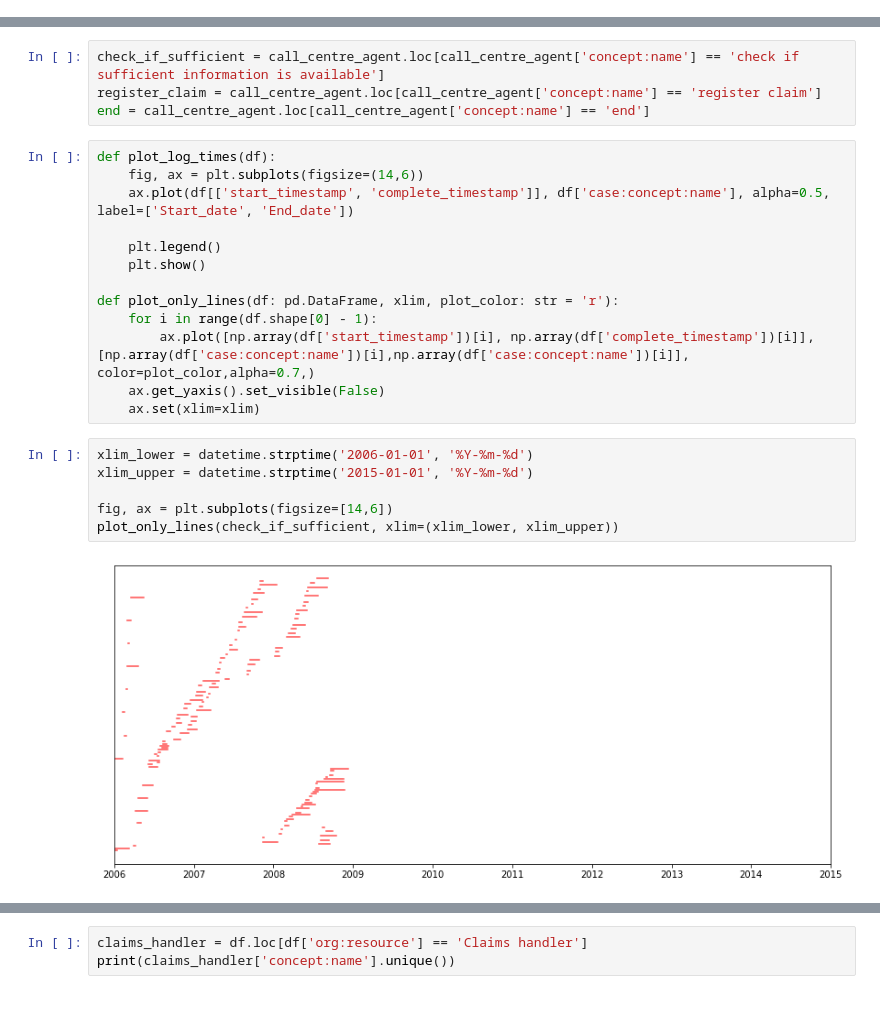
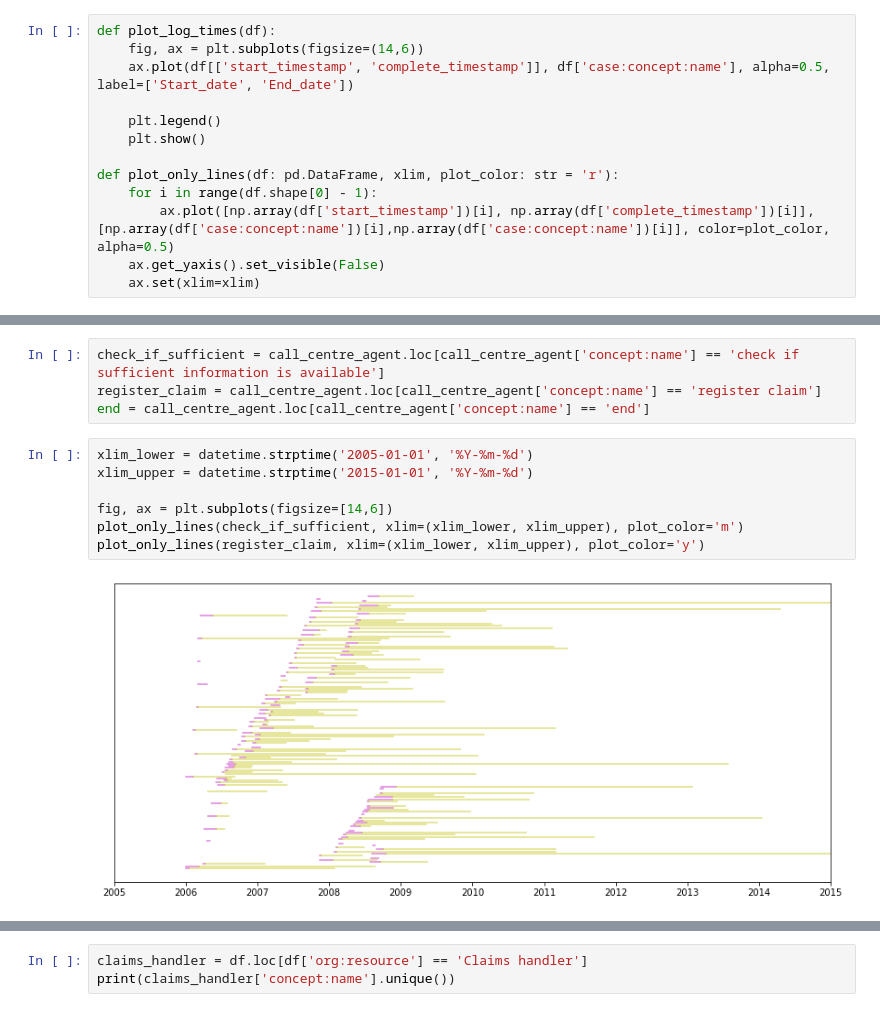
Before and after one commit to Sroka-Bartosz/Allen-fuzzy-logs-relation-analysis, a Jupyter notebook: logs_analysis.ipynb, the cells around one changed output, grey strips where cells are left out. Saved outputs shown, nothing was run; the diff lists cells and outputs as text.

```diff
--- a/logs_analysis.ipynb
+++ b/logs_analysis.ipynb
@@ -61,0 +81,13 @@ df.head()
+# %%
+def plot_log_times(df):
+    fig, ax = plt.subplots(figsize=(14,6))
+    ax.plot(df[['start_timestamp', 'complete_timestamp']], df['case:concept:name'], alpha=0.5, label=['Start_date', 'End_date'])
+
+    plt.legend()
+    plt.show()
+
+def plot_only_lines(df: pd.DataFrame, xlim, plot_color: str = 'r'):
+    for i in range(df.shape[0] - 1):
+        ax.plot([np.array(df['start_timestamp'])[i], np.array(df['complete_timestamp'])[i]], [np.array(df['case:concept:name'])[i],np.array(df['case:concept:name'])[i]], color=plot_color, alpha=0.5)
+    ax.get_yaxis().set_visible(False)
+    ax.set(xlim=xlim)
@@ -68,24 +104,12 @@ print(call_centre_agent['concept:name'].unique())
 check_if_sufficient = call_centre_agent.loc[call_centre_agent['concept:name'] == 'check if sufficient information is available']
 register_claim = call_centre_agent.loc[call_centre_agent['concept:name'] == 'register claim']
 end = call_centre_agent.loc[call_centre_agent['concept:name'] == 'end']
-# %%
-def plot_log_times(df):
-    fig, ax = plt.subplots(figsize=(14,6))
-    ax.plot(df[['start_timestamp', 'complete_timestamp']], df['case:concept:name'], alpha=0.5, label=['Start_date', 'End_date'])
-
-    plt.legend()
-    plt.show()
-
-def plot_only_lines(df: pd.DataFrame, xlim, plot_color: str = 'r'):
-    for i in range(df.shape[0] - 1):
-        ax.plot([np.array(df['start_timestamp'])[i], np.array(df['complete_timestamp'])[i]], [np.array(df['case:concept:name'])[i],np.array(df['case:concept:name'])[i]], color=plot_color,alpha=0.7,)
-    ax.get_yaxis().set_visible(False)
-    ax.set(xlim=xlim)
 # %%
-xlim_lower = datetime.strptime('2006-01-01', '%Y-%m-%d')
+xlim_lower = datetime.strptime('2005-01-01', '%Y-%m-%d')
 xlim_upper = datetime.strptime('2015-01-01', '%Y-%m-%d')
 
 fig, ax = plt.subplots(figsize=[14,6])
-plot_only_lines(check_if_sufficient, xlim=(xlim_lower, xlim_upper))
+plot_only_lines(check_if_sufficient, xlim=(xlim_lower, xlim_upper), plot_color='m')
+plot_only_lines(register_claim, xlim=(xlim_lower, xlim_upper), plot_color='y')
 # %% [output]
-[figure, old version]
+[figure, new version]
```
Also changed, not shown: parts of 39 cells of this notebook.
